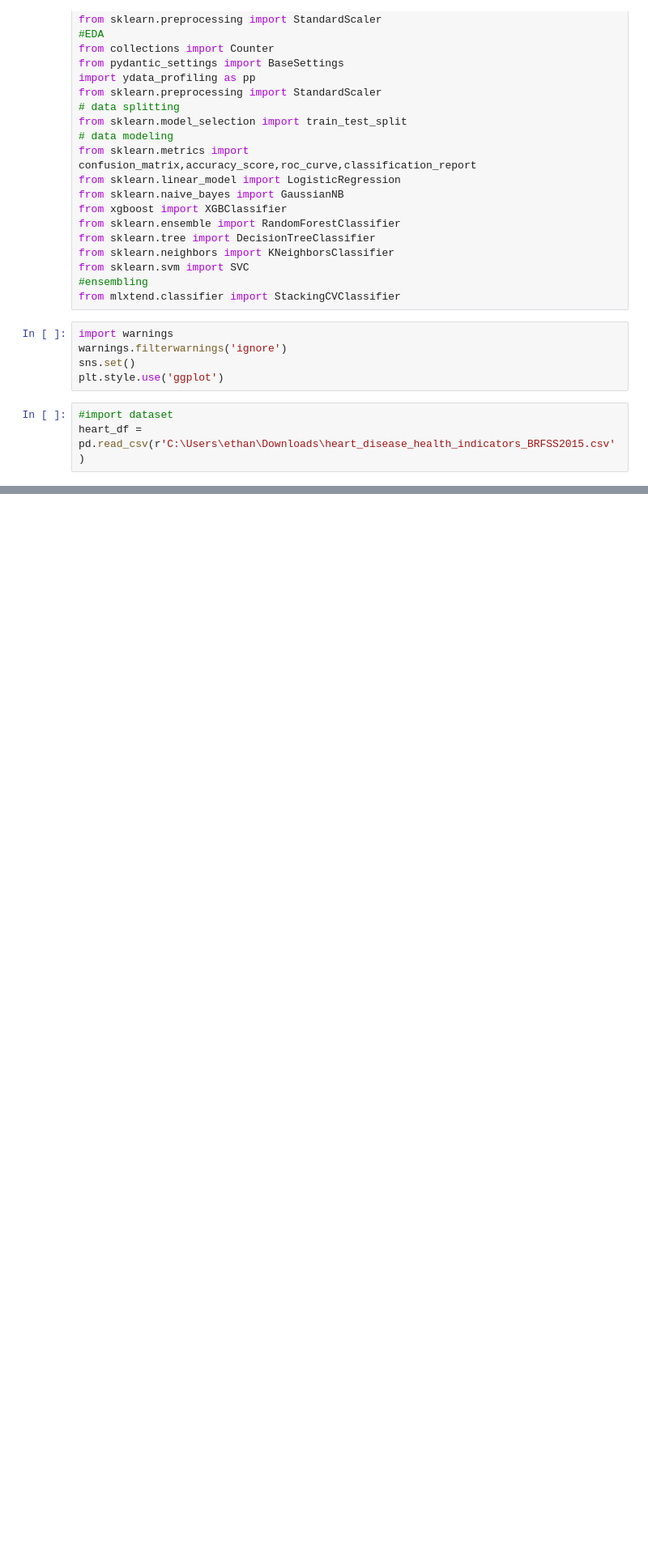
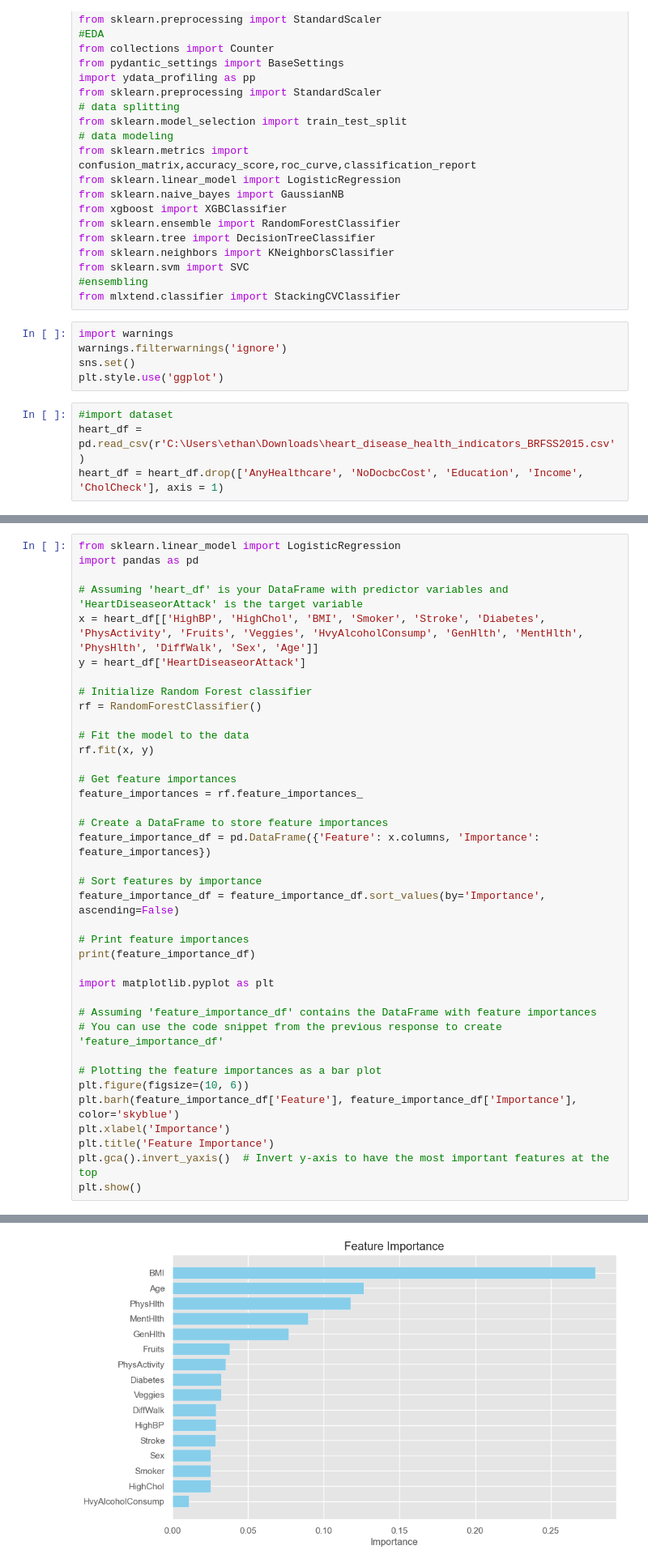
Before and after one commit to saeenppatil/HeartHaven, a Jupyter notebook: hd regression hackdavis 2024.ipynb, the cells around one changed output, grey strips where cells are left out. Shown: that part at 81% size. Saved outputs shown, nothing was run; the diff lists cells and outputs as text; blank space fills up the shorter version.

```diff
--- a/hd regression hackdavis 2024.ipynb
+++ b/hd regression hackdavis 2024.ipynb
@@ -32,6 +32,7 @@ plt.style.use('ggplot')
 # %%
 #import dataset
 heart_df = pd.read_csv(r'C:\Users\ethan\Downloads\heart_disease_health_indicators_BRFSS2015.csv')
+heart_df = heart_df.drop(['AnyHealthcare', 'NoDocbcCost', 'Education', 'Income', 'CholCheck'], axis = 1)
 # %%
 import pandas as pd
 from sklearn.linear_model import LinearRegression
@@ -90,0 +92,39 @@ BIC: -132146.53268640672
+# %%
+from sklearn.linear_model import LogisticRegression
+import pandas as pd
+
+# Assuming 'heart_df' is your DataFrame with predictor variables and 'HeartDiseaseorAttack' is the target variable
+x = heart_df[['HighBP', 'HighChol', 'BMI', 'Smoker', 'Stroke', 'Diabetes', 'PhysActivity', 'Fruits', 'Veggies', 'HvyAlcoholConsump', 'GenHlth', 'MentHlth', 'PhysHlth', 'DiffWalk', 'Sex', 'Age']]
+y = heart_df['HeartDiseaseorAttack']
+
+# Initialize Random Forest classifier
+rf = RandomForestClassifier()
+
+# Fit the model to the data
+rf.fit(x, y)
+
+# Get feature importances
+feature_importances = rf.feature_importances_
+
+# Create a DataFrame to store feature importances
+feature_importance_df = pd.DataFrame({'Feature': x.columns, 'Importance': feature_importances})
+
+# Sort features by importance
+feature_importance_df = feature_importance_df.sort_values(by='Importance', ascending=False)
+
+# Print feature importances
+print(feature_importance_df)
+
+import matplotlib.pyplot as plt
+
+# Assuming 'feature_importance_df' contains the DataFrame with feature importances
+# You can use the code snippet from the previous response to create 'feature_importance_df'
+
+# Plotting the feature importances as a bar plot
+plt.figure(figsize=(10, 6))
+plt.barh(feature_importance_df['Feature'], feature_importance_df['Importance'], color='skyblue')
+plt.xlabel('Importance')
+plt.title('Feature Importance')
+plt.gca().invert_yaxis()  # Invert y-axis to have the most important features at the top
+plt.show()
+# %% [output]
@@ -90,0 +148 @@ BIC: -132146.53268640672
+[figure, added]
```
Also changed, not shown: parts of 15 cells of this notebook.
